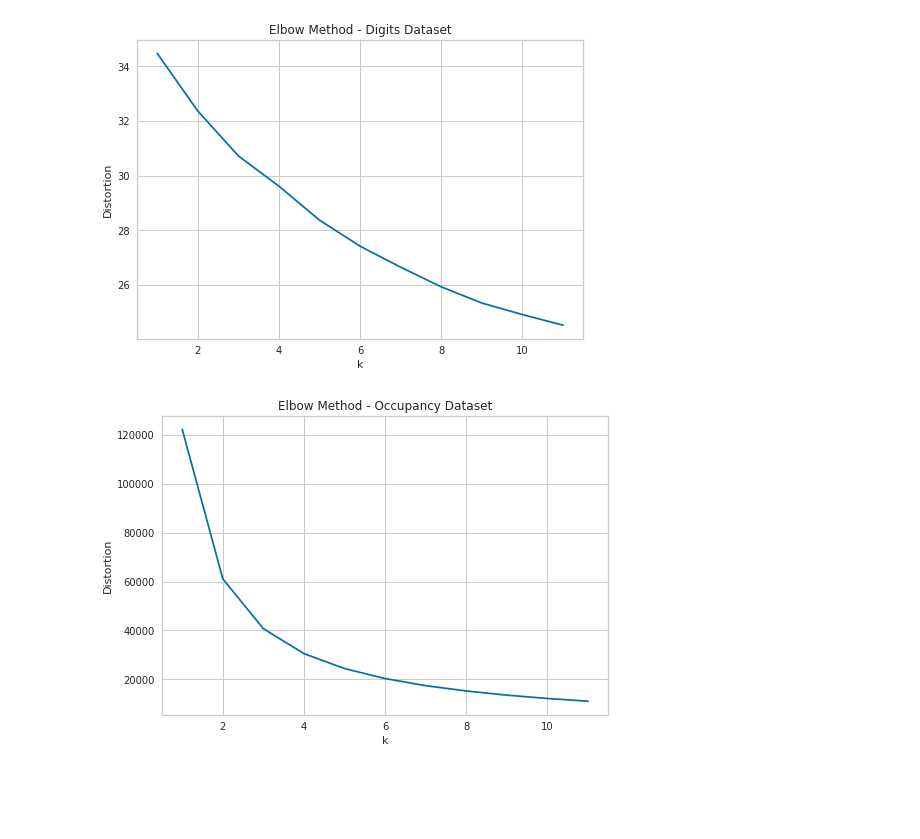
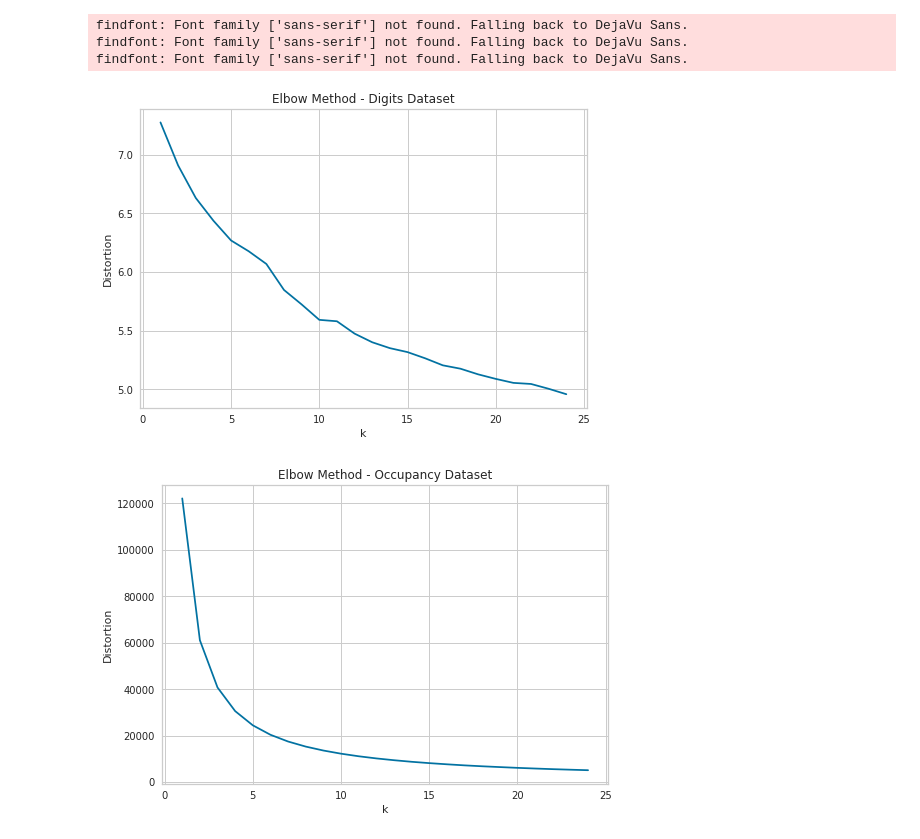
Before and after one commit to JonahCWilson/mla3, a Jupyter notebook: Assignment3.ipynb, the cells around one changed output. Drawn from its saved outputs; the diff is of its cells as text; code cells hidden in the pictures; blank space fills up the shorter version.

```diff
--- a/Assignment3.ipynb
+++ b/Assignment3.ipynb
@@ -7,12 +7,19 @@ import numpy as np
 import matplotlib.pyplot as plt
 import re
 from datetime import datetime
-from sklearn import metrics
+from sklearn.metrics import silhouette_score, silhouette_samples, homogeneity_score, completeness_score, v_measure_score
 from scipy.spatial.distance import cdist
 from yellowbrick.cluster.elbow import kelbow_visualizer
 from sklearn.mixture import GaussianMixture
 import matplotlib as mpl
+import matplotlib.cm as cm
 from sklearn.model_selection import StratifiedKFold
+import itertools
+from scipy import linalg
+from sklearn.decomposition import PCA, FastICA
+from sklearn.random_projection import GaussianRandomProjection
+from sklearn.discriminant_analysis import LinearDiscriminantAnalysis as LDA
+from sklearn.neural_network import MLPClassifier
 
 def get_time_as_float(dt):
     ls = re.findall(r'[0-9]+', dt)
@@ -23,7 +30,6 @@ def transform_data(ls):
     ret = []
     for i in range(len(ls)):
         ret.append(get_time_as_float(ls[i]) if i == 0 else float(ls[i]))
-
     return ret
 
 # Load Digit Data
@@ -35,36 +41,40 @@ lines = [line.strip().split(',')[1:] for line in f.readlines()[1:]]
 occData, occTarget = [line[:-1] for line in lines], [line[-1] for line in lines]
 f.close()
 
+data = scale(data)
 occData = np.array([transform_data(ls) for ls in occData])
 # %%
 # Determine Best K for each Dataset using Elbow Method
 
 # Digits Dataset
 distortions = []
-K = range(1,12)
+K = range(1,25)
 for k in K:
     kmeanModel = KMeans(n_clusters=k, random_state=5).fit(data)
     kmeanModel.fit(data)
     distortions.append(sum(np.min(cdist(data, kmeanModel.cluster_centers_, 'euclidean'), axis=1)) / data.shape[0])
 
 plt.plot([k for k in K], distortions, 'bx-')
 plt.xlabel('k')
 plt.ylabel('Distortion')
 plt.title("Elbow Method - Digits Dataset")
 plt.show()
 
 # Occupancy Dataset
 distortions = []
 for k in K:
     kmeanModel = KMeans(n_clusters=k).fit(occData)
     kmeanModel.fit(occData)
     distortions.append(sum(np.min(cdist(occData, kmeanModel.cluster_centers_, 'euclidean'), axis=1)) / occData.shape[0])
 
 plt.plot([k for k in K], distortions, 'bx-')
 plt.xlabel('k')
 plt.ylabel('Distortion')
 plt.title("Elbow Method - Occupancy Dataset")
 plt.show()
 # %% [output]
+findfont: Font family ['sans-serif'] not found. Falling back to DejaVu Sans.
+findfont: Font family ['sans-serif'] not found. Falling back to DejaVu Sans.
+findfont: Font family ['sans-serif'] not found. Falling back to DejaVu Sans.
-[figure, old version]
+[figure, new version]
-[figure, old version]
+[figure, new version]
```
Also changed, not shown: parts of 22 cells of this notebook.
